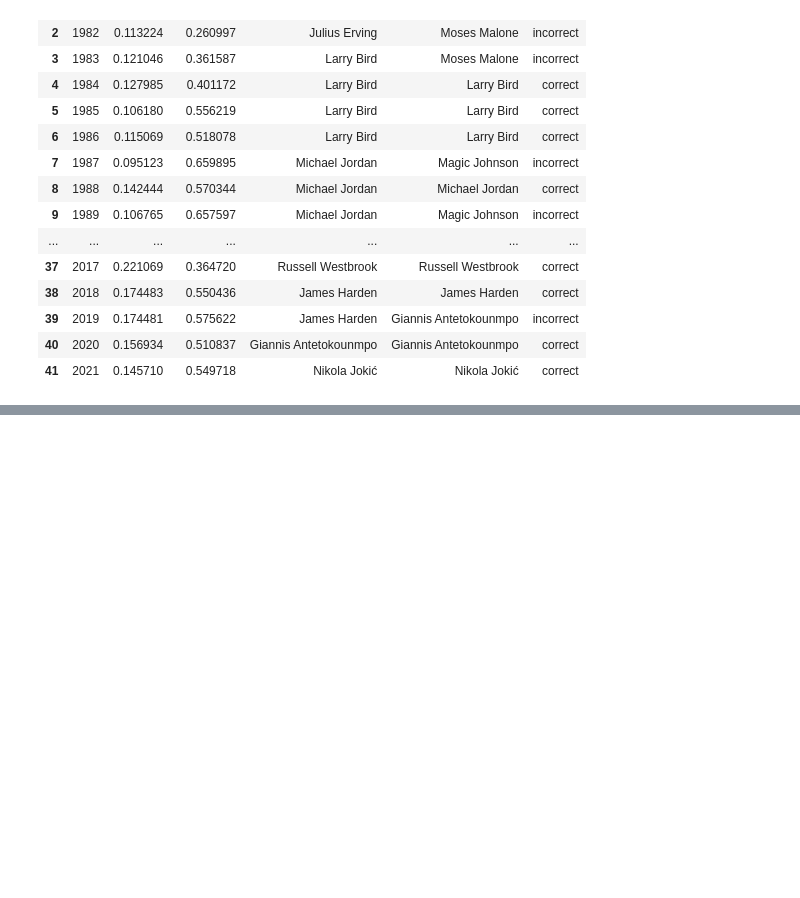
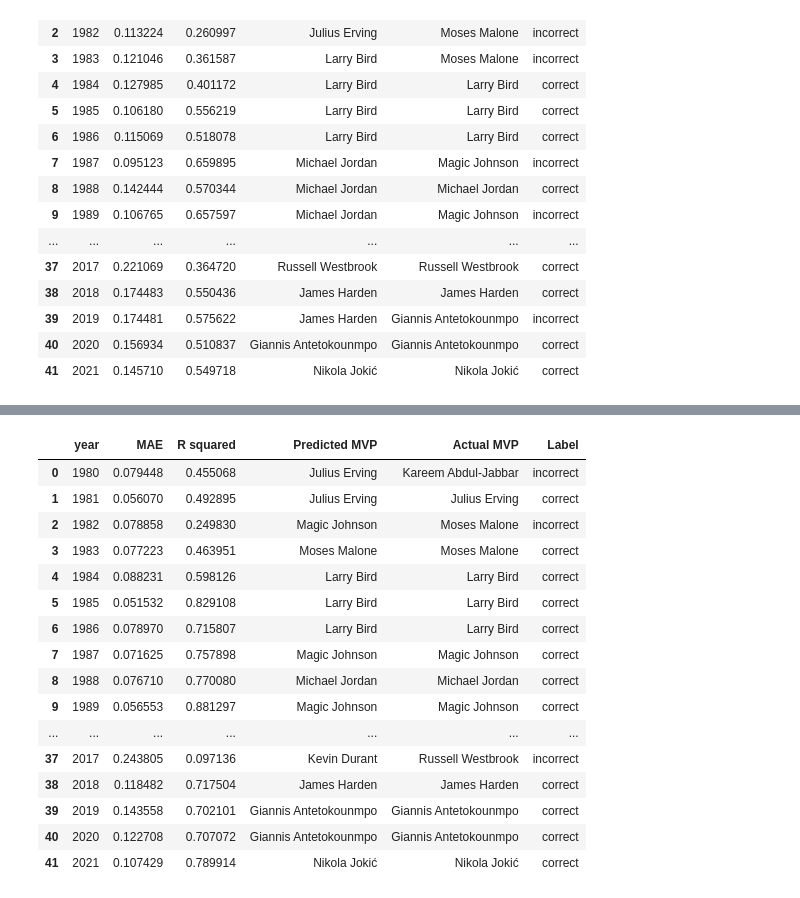
Before and after one commit to alexusbernard17/ml-group-project, a Jupyter notebook: NBA Data Analysis Team Proj.ipynb, the cells around one changed output, grey strips where cells are left out. Drawn from its saved outputs; the diff is of its cells as text; code cells hidden in the pictures; blank space fills up the shorter version.

```diff
--- a/NBA Data Analysis Team Proj.ipynb
+++ b/NBA Data Analysis Team Proj.ipynb
@@ -412,0 +491,20 @@ lr_summary
+# %%
+rf_summary
+# %% [output]
+|  | year | MAE | R squared | Predicted MVP | Actual MVP | Label |
+| 0 | 1980 | 0.079448 | 0.455068 | Julius Erving | Kareem Abdul-Jabbar | incorrect |
+| 1 | 1981 | 0.056070 | 0.492895 | Julius Erving | Julius Erving | correct |
+| 2 | 1982 | 0.078858 | 0.249830 | Magic Johnson | Moses Malone | incorrect |
+| 3 | 1983 | 0.077223 | 0.463951 | Moses Malone | Moses Malone | correct |
+| 4 | 1984 | 0.088231 | 0.598126 | Larry Bird | Larry Bird | correct |
+| 5 | 1985 | 0.051532 | 0.829108 | Larry Bird | Larry Bird | correct |
+| 6 | 1986 | 0.078970 | 0.715807 | Larry Bird | Larry Bird | correct |
+| 7 | 1987 | 0.071625 | 0.757898 | Magic Johnson | Magic Johnson | correct |
+| 8 | 1988 | 0.076710 | 0.770080 | Michael Jordan | Michael Jordan | correct |
+| 9 | 1989 | 0.056553 | 0.881297 | Magic Johnson | Magic Johnson | correct |
+| ... | ... | ... | ... | ... | ... | ... |
+| 37 | 2017 | 0.243805 | 0.097136 | Kevin Durant | Russell Westbrook | incorrect |
+| 38 | 2018 | 0.118482 | 0.717504 | James Harden | James Harden | correct |
+| 39 | 2019 | 0.143558 | 0.702101 | Giannis Antetokounmpo | Giannis Antetokounmpo | correct |
+| 40 | 2020 | 0.122708 | 0.707072 | Giannis Antetokounmpo | Giannis Antetokounmpo | correct |
+| 41 | 2021 | 0.107429 | 0.789914 | Nikola Jokić | Nikola Jokić | correct |
```
Also changed, not shown: parts of 12 cells of this notebook, 15 other files.
